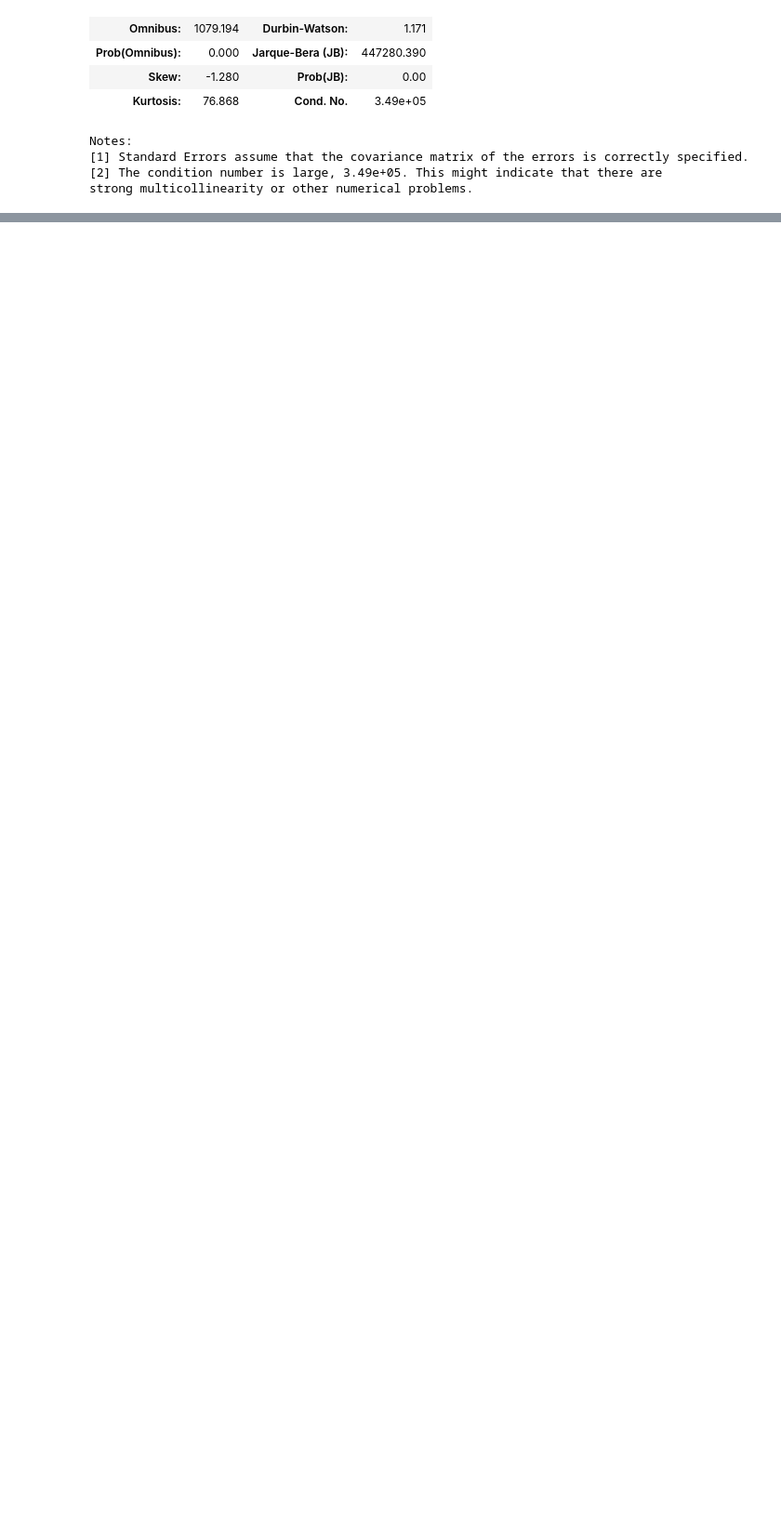
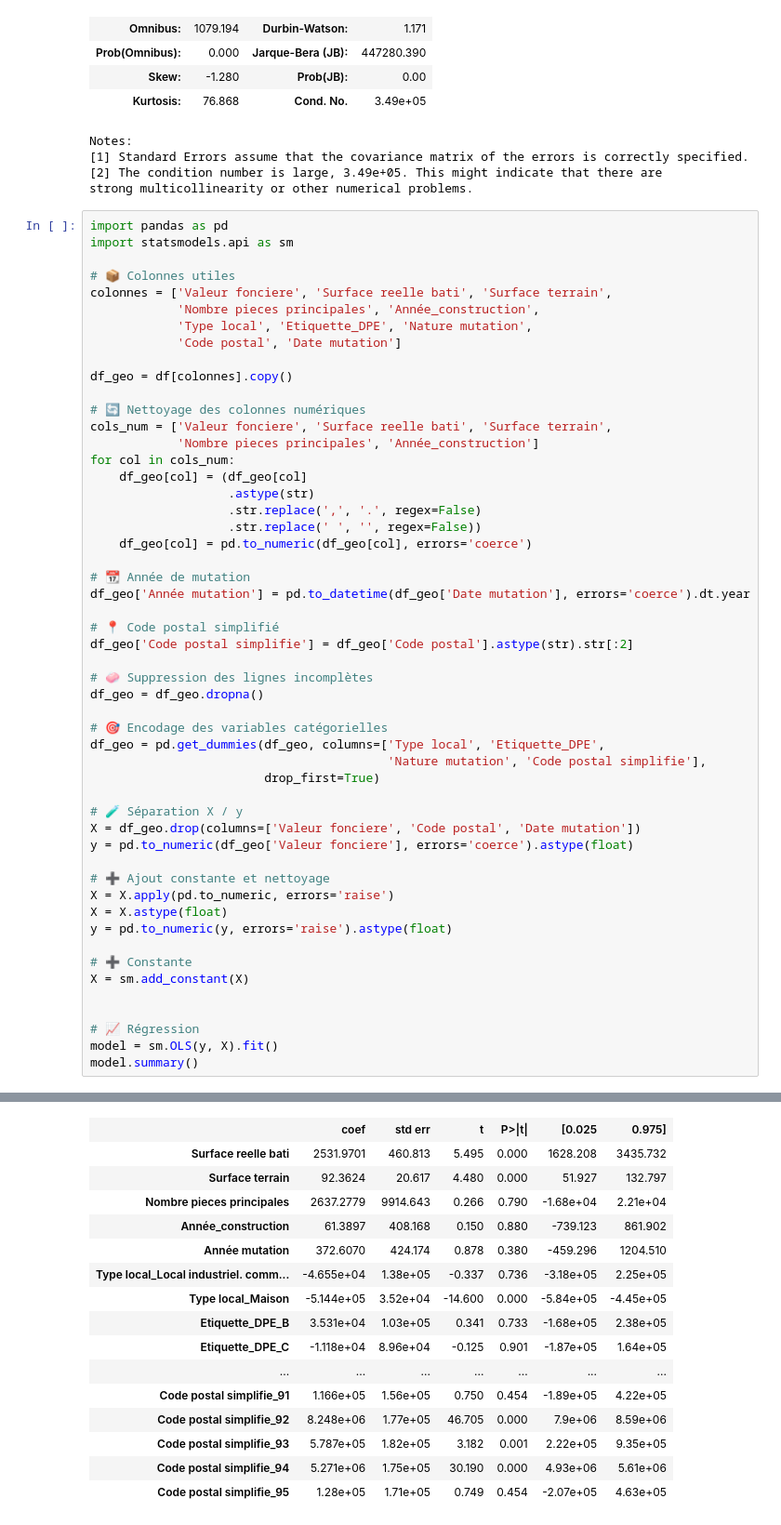
Before and after one commit to isaurepillet/STATAPP, a Jupyter notebook: modélisation isaure.ipynb, the cells around one changed output, grey strips where cells are left out. Shown at 93% size. Cells and saved outputs as stored; diff of their text form; blank space fills up the shorter version.

Commit message:
régressions 2

```diff
--- a/modélisation isaure.ipynb
+++ b/modélisation isaure.ipynb
@@ -328,3 +328,56 @@ Notes:
 [1] Standard Errors assume that the covariance matrix of the errors is correctly specified.
 [2] The condition number is large, 3.49e+05. This might indicate that there are
 strong multicollinearity or other numerical problems.
+# %%
+import pandas as pd
+import statsmodels.api as sm
+
+# 📦 Colonnes utiles
+colonnes = ['Valeur fonciere', 'Surface reelle bati', 'Surface terrain',
+            'Nombre pieces principales', 'Année_construction',
+            'Type local', 'Etiquette_DPE', 'Nature mutation',
+            'Code postal', 'Date mutation']
+
+df_geo = df[colonnes].copy()
+
+# 🔄 Nettoyage des colonnes numériques
+cols_num = ['Valeur fonciere', 'Surface reelle bati', 'Surface terrain',
+            'Nombre pieces principales', 'Année_construction']
+for col in cols_num:
+    df_geo[col] = (df_geo[col]
+                   .astype(str)
+                   .str.replace(',', '.', regex=False)
+                   .str.replace(' ', '', regex=False))
+    df_geo[col] = pd.to_numeric(df_geo[col], errors='coerce')
+
+# 📆 Année de mutation
+df_geo['Année mutation'] = pd.to_datetime(df_geo['Date mutation'], errors='coerce').dt.year
+
+# 📍 Code postal simplifié
+df_geo['Code postal simplifie'] = df_geo['Code postal'].astype(str).str[:2]
+
+# 🧼 Suppression des lignes incomplètes
+df_geo = df_geo.dropna()
+
+# 🎯 Encodage des variables catégorielles
+df_geo = pd.get_dummies(df_geo, columns=['Type local', 'Etiquette_DPE',
+                                         'Nature mutation', 'Code postal simplifie'],
+                        drop_first=True)
+
+# 🧪 Séparation X / y
+X = df_geo.drop(columns=['Valeur fonciere', 'Code postal', 'Date mutation'])
+y = pd.to_numeric(df_geo['Valeur fonciere'], errors='coerce').astype(float)
+
+# ➕ Ajout constante et nettoyage
+X = X.apply(pd.to_numeric, errors='raise')
+X = X.astype(float)
+y = pd.to_numeric(y, errors='raise').astype(float)
+
+# ➕ Constante
+X = sm.add_constant(X)
+
+
+# 📈 Régression
+model = sm.OLS(y, X).fit()
+model.summary()
+# %% [output]
@@ -330,0 +394,16 @@ strong multicollinearity or other numerical problems.
+|  | coef | std err | t | P>|t| | [0.025 | 0.975] |
+| Surface reelle bati | 2531.9701 | 460.813 | 5.495 | 0.000 | 1628.208 | 3435.732 |
+| Surface terrain | 92.3624 | 20.617 | 4.480 | 0.000 | 51.927 | 132.797 |
+| Nombre pieces principales | 2637.2779 | 9914.643 | 0.266 | 0.790 | -1.68e+04 | 2.21e+04 |
+| Année_construction | 61.3897 | 408.168 | 0.150 | 0.880 | -739.123 | 861.902 |
+| Année mutation | 372.6070 | 424.174 | 0.878 | 0.380 | -459.296 | 1204.510 |
+| Type local_Local industriel. comm... | -4.655e+04 | 1.38e+05 | -0.337 | 0.736 | -3.18e+05 | 2.25e+05 |
+| Type local_Maison | -5.144e+05 | 3.52e+04 | -14.600 | 0.000 | -5.84e+05 | -4.45e+05 |
+| Etiquette_DPE_B | 3.531e+04 | 1.03e+05 | 0.341 | 0.733 | -1.68e+05 | 2.38e+05 |
+| Etiquette_DPE_C | -1.118e+04 | 8.96e+04 | -0.125 | 0.901 | -1.87e+05 | 1.64e+05 |
+| ... | ... | ... | ... | ... | ... | ... |
+| Code postal simplifie_91 | 1.166e+05 | 1.56e+05 | 0.750 | 0.454 | -1.89e+05 | 4.22e+05 |
+| Code postal simplifie_92 | 8.248e+06 | 1.77e+05 | 46.705 | 0.000 | 7.9e+06 | 8.59e+06 |
+| Code postal simplifie_93 | 5.787e+05 | 1.82e+05 | 3.182 | 0.001 | 2.22e+05 | 9.35e+05 |
+| Code postal simplifie_94 | 5.271e+06 | 1.75e+05 | 30.190 | 0.000 | 4.93e+06 | 5.61e+06 |
+| Code postal simplifie_95 | 1.28e+05 | 1.71e+05 | 0.749 | 0.454 | -2.07e+05 | 4.63e+05 |
```
Also changed, not shown: parts of 4 cells of this notebook.
